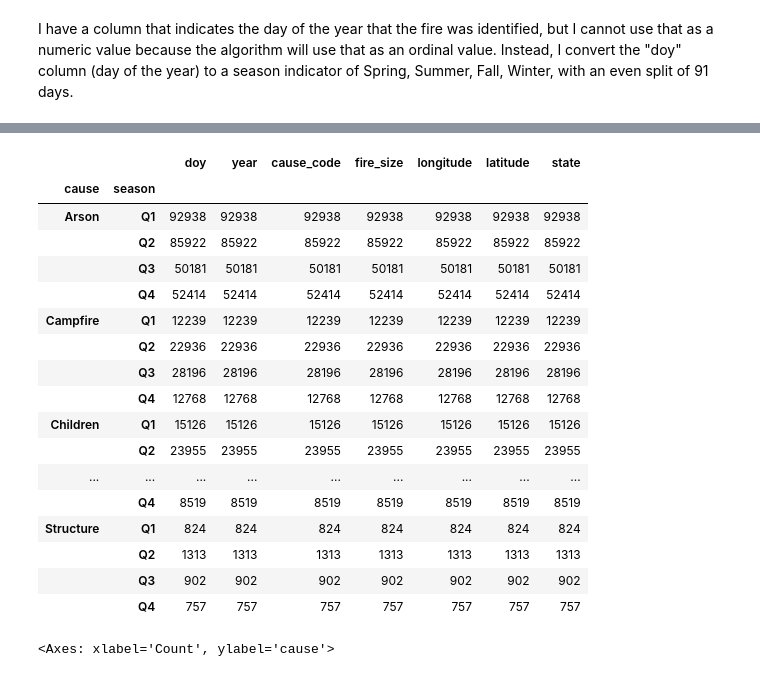
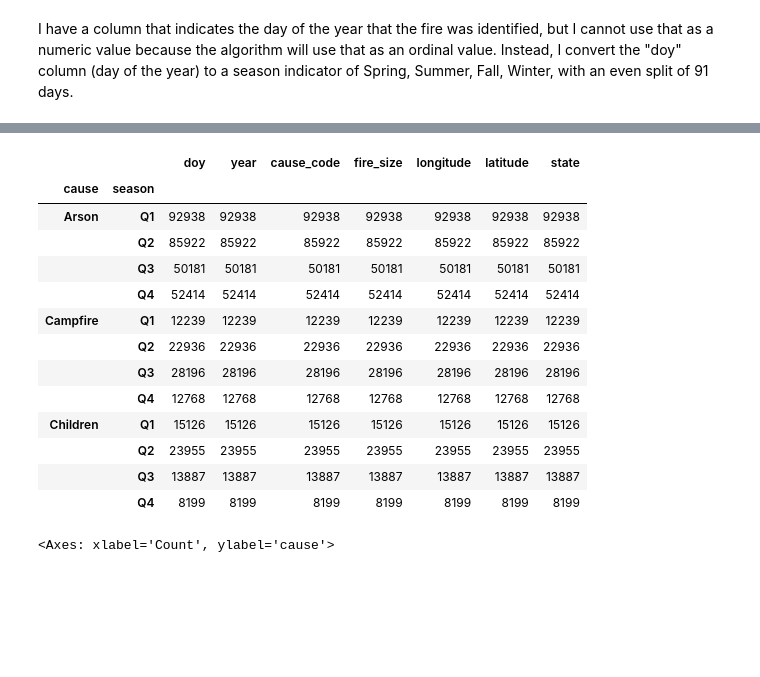
Before and after one commit to danielsavila/Forest-Fire-Prediction, a Jupyter notebook: forest_fire_prediction.ipynb, the cells around one changed output, grey strips where cells are left out. Saved outputs shown, nothing was run; the diff lists cells and outputs as text; code cells hidden in the pictures; blank space fills up the shorter version.

```diff
--- a/forest_fire_prediction.ipynb
+++ b/forest_fire_prediction.ipynb
@@ -7,12 +7,19 @@ import numpy as np
 import matplotlib.pyplot as plt
 import seaborn as sns
 from sklearn.tree import DecisionTreeRegressor, plot_tree
-from sklearn.model_selection import KFold, GridSearchCV, train_test_split
+from sklearn.model_selection import KFold, GridSearchCV, train_test_split, RandomizedSearchCV
 from sklearn.metrics import mean_squared_error, RocCurveDisplay, roc_auc_score, roc_curve
 from sklearn.ensemble import RandomForestRegressor
+import warnings
+
+warnings.filterwarnings("ignore", category=DeprecationWarning)
+warnings.filterwarnings("ignore", category=FutureWarning)
+np.set_printoptions(precision=10, suppress=True)
+
 
 os.chdir("c:/Users/AVILA/OneDrive/Documents/GitHub/Forest-fire-project")
-df = pd.read_csv("fires_data.csv")
+
+df = pd.read_csv("fires_data.csv", low_memory = False)
 # %% [markdown]
 ok so we have the id for the fire, the fire name, the year of the fire, the date and time the fire was discovered, the cause of the fire, location of the fire, fire size, and the state that the fire occurred in.
 
@@ -43,24 +50,20 @@ fires.head()
 # %%
-fires.groupby(["cause", "season"]).count()
+fires.groupby(["cause", "season"]).count().head(12)
 # %% [output]
 |  |  | doy | year | cause_code | fire_size | longitude | latitude | state |
 | cause | season |  |  |  |  |  |  |  |
 | Arson | Q1 | 92938 | 92938 | 92938 | 92938 | 92938 | 92938 | 92938 |
 |  | Q2 | 85922 | 85922 | 85922 | 85922 | 85922 | 85922 | 85922 |
 |  | Q3 | 50181 | 50181 | 50181 | 50181 | 50181 | 50181 | 50181 |
 |  | Q4 | 52414 | 52414 | 52414 | 52414 | 52414 | 52414 | 52414 |
 | Campfire | Q1 | 12239 | 12239 | 12239 | 12239 | 12239 | 12239 | 12239 |
 |  | Q2 | 22936 | 22936 | 22936 | 22936 | 22936 | 22936 | 22936 |
 |  | Q3 | 28196 | 28196 | 28196 | 28196 | 28196 | 28196 | 28196 |
 |  | Q4 | 12768 | 12768 | 12768 | 12768 | 12768 | 12768 | 12768 |
 | Children | Q1 | 15126 | 15126 | 15126 | 15126 | 15126 | 15126 | 15126 |
 |  | Q2 | 23955 | 23955 | 23955 | 23955 | 23955 | 23955 | 23955 |
-| ... | ... | ... | ... | ... | ... | ... | ... | ... |
-|  | Q4 | 8519 | 8519 | 8519 | 8519 | 8519 | 8519 | 8519 |
-| Structure | Q1 | 824 | 824 | 824 | 824 | 824 | 824 | 824 |
-|  | Q2 | 1313 | 1313 | 1313 | 1313 | 1313 | 1313 | 1313 |
-|  | Q3 | 902 | 902 | 902 | 902 | 902 | 902 | 902 |
-|  | Q4 | 757 | 757 | 757 | 757 | 757 | 757 | 757 |
+|  | Q3 | 13887 | 13887 | 13887 | 13887 | 13887 | 13887 | 13887 |
+|  | Q4 | 8199 | 8199 | 8199 | 8199 | 8199 | 8199 | 8199 |
 # %%
 sns.histplot(fires, y = "cause")
 # %% [output]
```
Also changed, not shown: parts of 10 cells of this notebook.
